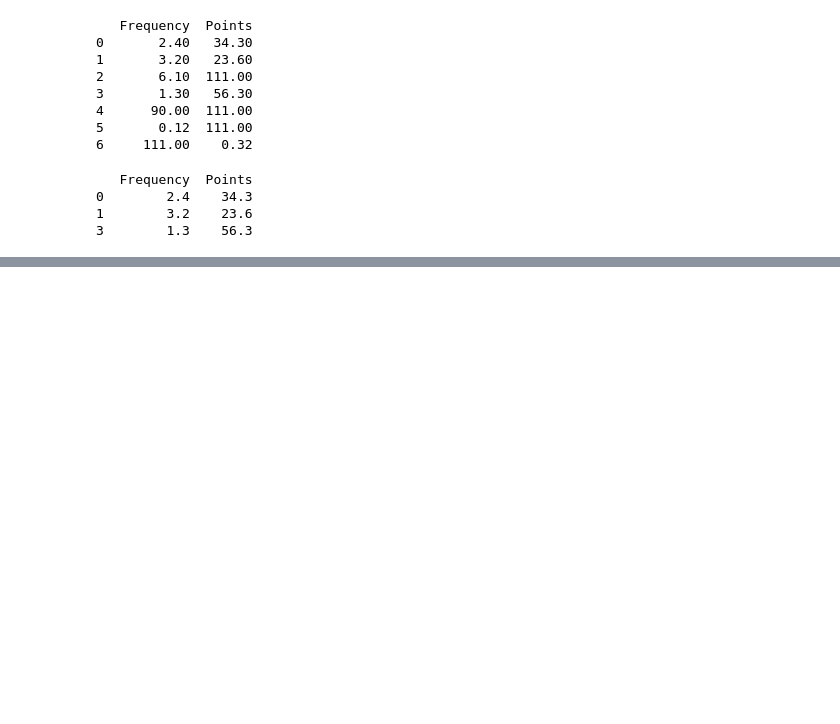
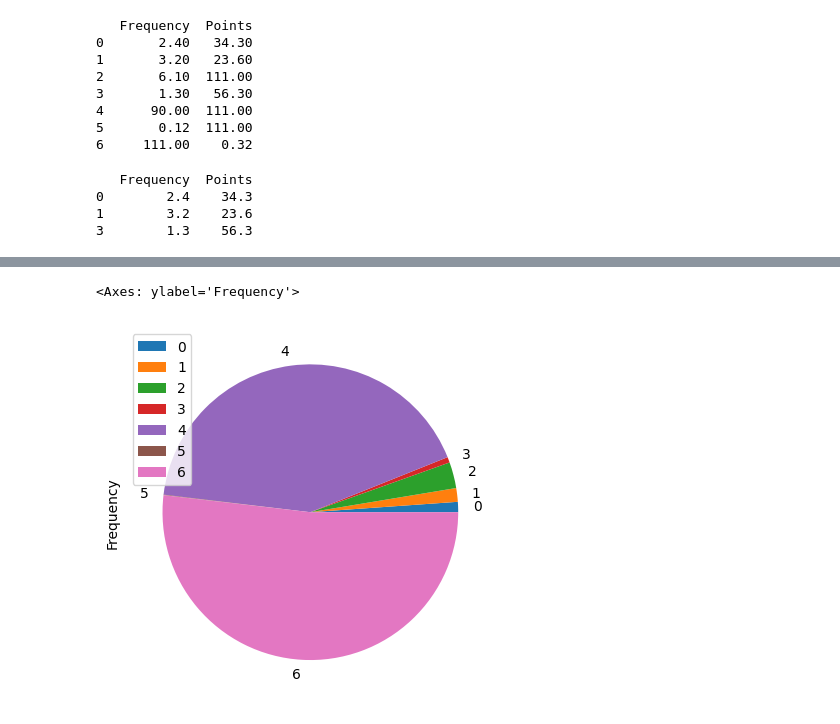
Before and after one commit to chandini2595/Pandas, a Jupyter notebook: Pandas.ipynb, the cells around one changed output, grey strips where cells are left out. Drawn from its saved outputs; the diff is of its cells as text; code cells hidden in the pictures; blank space fills up the shorter version.

```diff
--- a/Pandas.ipynb
+++ b/Pandas.ipynb
@@ -335,0 +342,5 @@ print(df1)
+# %%
+df1.plot.pie(y='Frequency')
+# %% [output]
+<Axes: ylabel='Frequency'>
+[figure, added]
```
Also changed, not shown: parts of 1 cell of this notebook.
